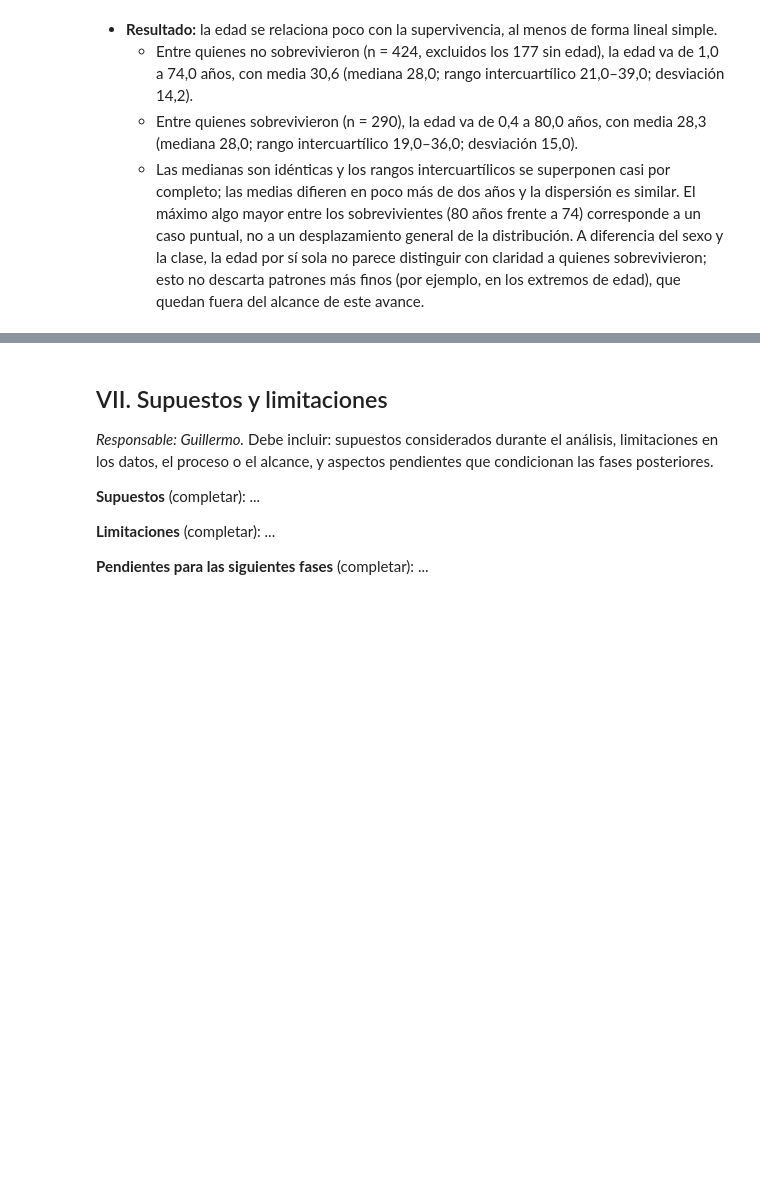
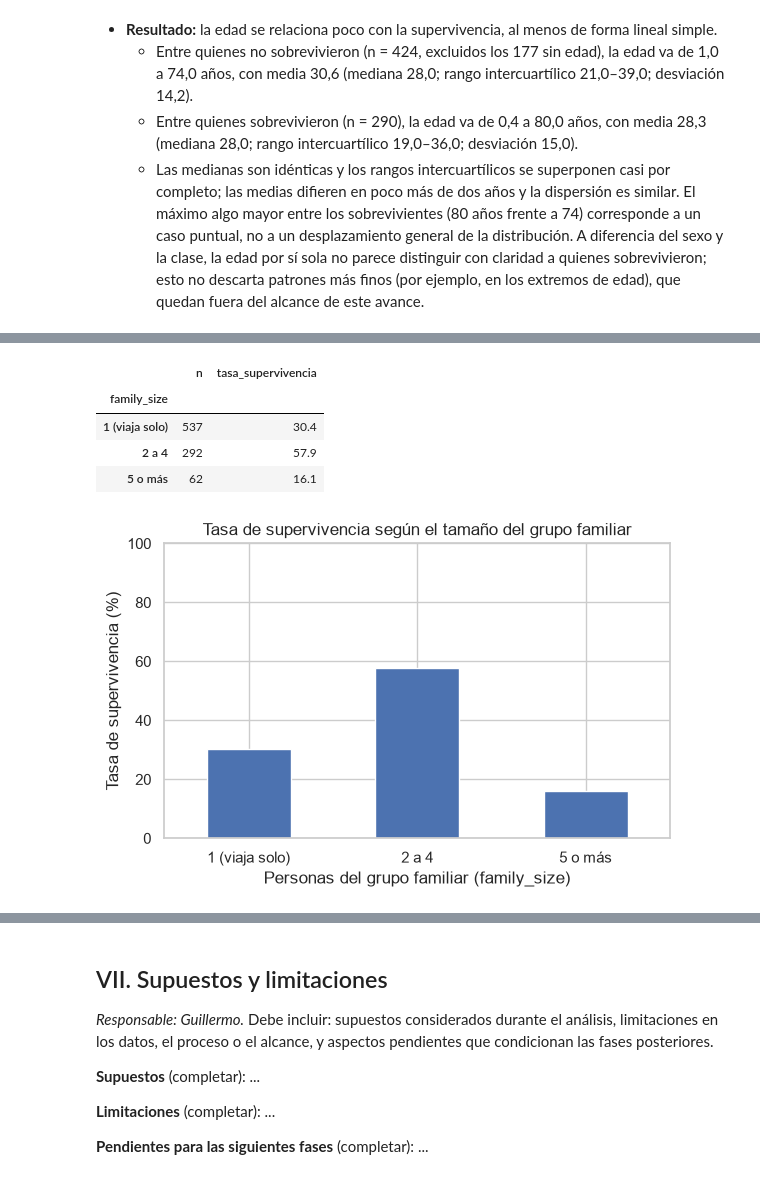
Before and after one commit to fdiaztoro/proyecto-grupo4-mcdi503, a Jupyter notebook: notebooks/mcdi503_f1_sumativo_grupo4.ipynb, the cells around one changed output, grey strips where cells are left out. Cells and saved outputs as stored; diff of their text form; code cells hidden in the pictures; blank space fills up the shorter version.

Commit message:
Corrige la lectura de VI.1 y agrega VI.3 (pregunta 4: acompañantes y supervivencia)

```diff
--- a/notebooks/mcdi503_f1_sumativo_grupo4.ipynb
+++ b/notebooks/mcdi503_f1_sumativo_grupo4.ipynb
@@ -533,0 +534,26 @@ plt.show()
+# %%
+grupo_familiar = pd.cut(
+    titanic_eda["family_size"], bins=[0, 1, 4, 11],
+    labels=["1 (viaja solo)", "2 a 4", "5 o más"],
+)
+tasa_acompanantes = (
+    titanic_eda.groupby(grupo_familiar, observed=True)["survived"]
+    .agg(n="size", tasa_supervivencia="mean")
+)
+tasa_acompanantes["tasa_supervivencia"] = (tasa_acompanantes["tasa_supervivencia"] * 100).round(1)
+display(tasa_acompanantes)
+
+ax = tasa_acompanantes["tasa_supervivencia"].plot.bar(figsize=(6, 4), rot=0)
+ax.set_title("Tasa de supervivencia según el tamaño del grupo familiar")
+ax.set_xlabel("Personas del grupo familiar (family_size)")
+ax.set_ylabel("Tasa de supervivencia (%)")
+ax.set_ylim(0, 100)
+plt.tight_layout()
+plt.show()
+# %% [output]
+|  | n | tasa_supervivencia |
+| family_size |  |  |
+| 1 (viaja solo) | 537 | 30.4 |
+| 2 a 4 | 292 | 57.9 |
+| 5 o más | 62 | 16.1 |
+[figure, added]
```
Also changed, not shown: parts of 5 cells of this notebook.
